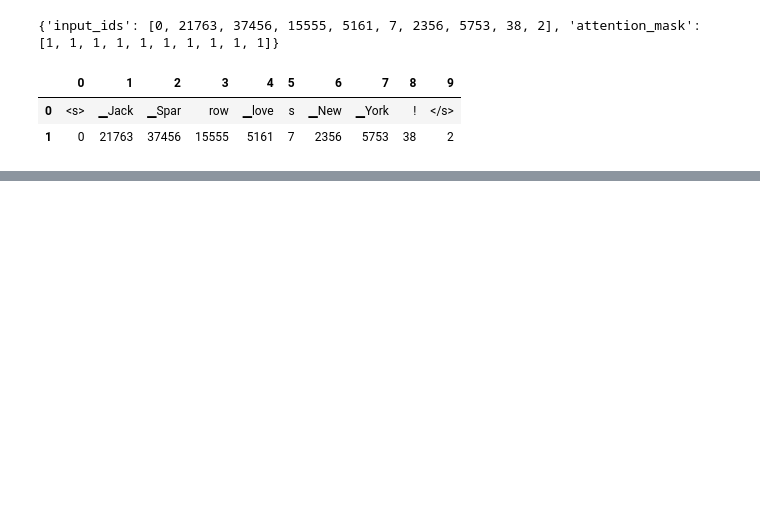
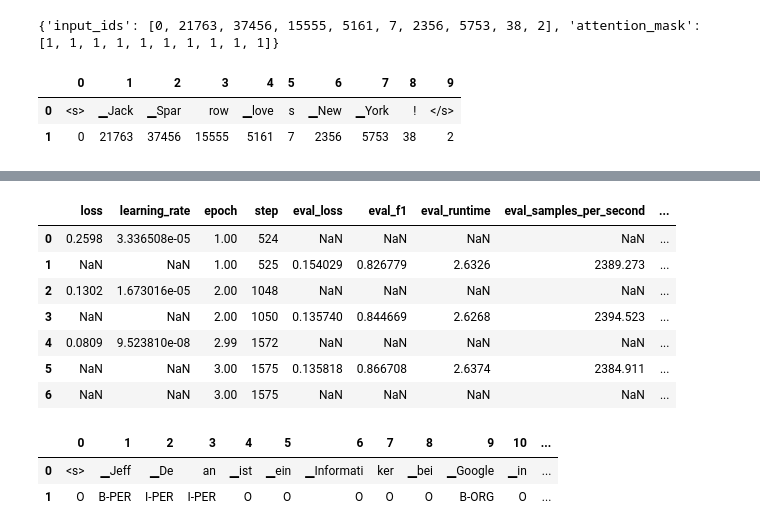
Before and after one commit to rlid/nlpwt, a Jupyter notebook: ch4.ipynb, the cells around one changed output, grey strips where cells are left out. Saved outputs shown, nothing was run; the diff lists cells and outputs as text; code cells hidden in the pictures; blank space fills up the shorter version.

```diff
--- a/ch4.ipynb
+++ b/ch4.ipynb
@@ -360,0 +435,4 @@ pd.DataFrame([x1, x2, y1, y2])
+# %%
+from transformers import DataCollatorForTokenClassification
+
+data_collator = DataCollatorForTokenClassification(xlmr_tokenizer)
@@ -360,0 +442,11 @@ pd.DataFrame([x1, x2, y1, y2])
+# %%
+from transformers import Trainer
+
+trainer = Trainer(
+    model_init=model_init,
+    args=training_args,
+    data_collator=data_collator,
+    compute_metrics=compute_metrics,
+    train_dataset=panx_de_encoded['train'],
+    eval_dataset=panx_de_encoded['validation'],
+    tokenizer=xlmr_tokenizer)
@@ -360,0 +481,18 @@ pd.DataFrame([x1, x2, y1, y2])
+# %%
+pd.DataFrame(trainer.state.log_history)
+# %% [output]
+|  | loss | learning_rate | epoch | step | eval_loss | eval_f1 | eval_runtime | eval_samples_per_second | ... |
+| 0 | 0.2598 | 3.336508e-05 | 1.00 | 524 | NaN | NaN | NaN | NaN | ... |
+| 1 | NaN | NaN | 1.00 | 525 | 0.154029 | 0.826779 | 2.6326 | 2389.273 | ... |
+| 2 | 0.1302 | 1.673016e-05 | 2.00 | 1048 | NaN | NaN | NaN | NaN | ... |
+| 3 | NaN | NaN | 2.00 | 1050 | 0.135740 | 0.844669 | 2.6268 | 2394.523 | ... |
+| 4 | 0.0809 | 9.523810e-08 | 2.99 | 1572 | NaN | NaN | NaN | NaN | ... |
+| 5 | NaN | NaN | 3.00 | 1575 | 0.135818 | 0.866708 | 2.6374 | 2384.911 | ... |
+| 6 | NaN | NaN | 3.00 | 1575 | NaN | NaN | NaN | NaN | ... |
+# %%
+text_de = "Jeff Dean ist ein Informatiker bei Google in Kalifornien"
+tag_text(text_de, tags, trainer.model, xlmr_tokenizer)
+# %% [output]
+|  | 0 | 1 | 2 | 3 | 4 | 5 | 6 | 7 | 8 | 9 | 10 | ... |
+| 0 | <s> | ▁Jeff | ▁De | an | ▁ist | ▁ein | ▁Informati | ker | ▁bei | ▁Google | ▁in | ... |
+| 1 | O | B-PER | I-PER | I-PER | O | O | O | O | O | B-ORG | O | ... |
```
Also changed, not shown: parts of 21 cells of this notebook, 1 other file.
